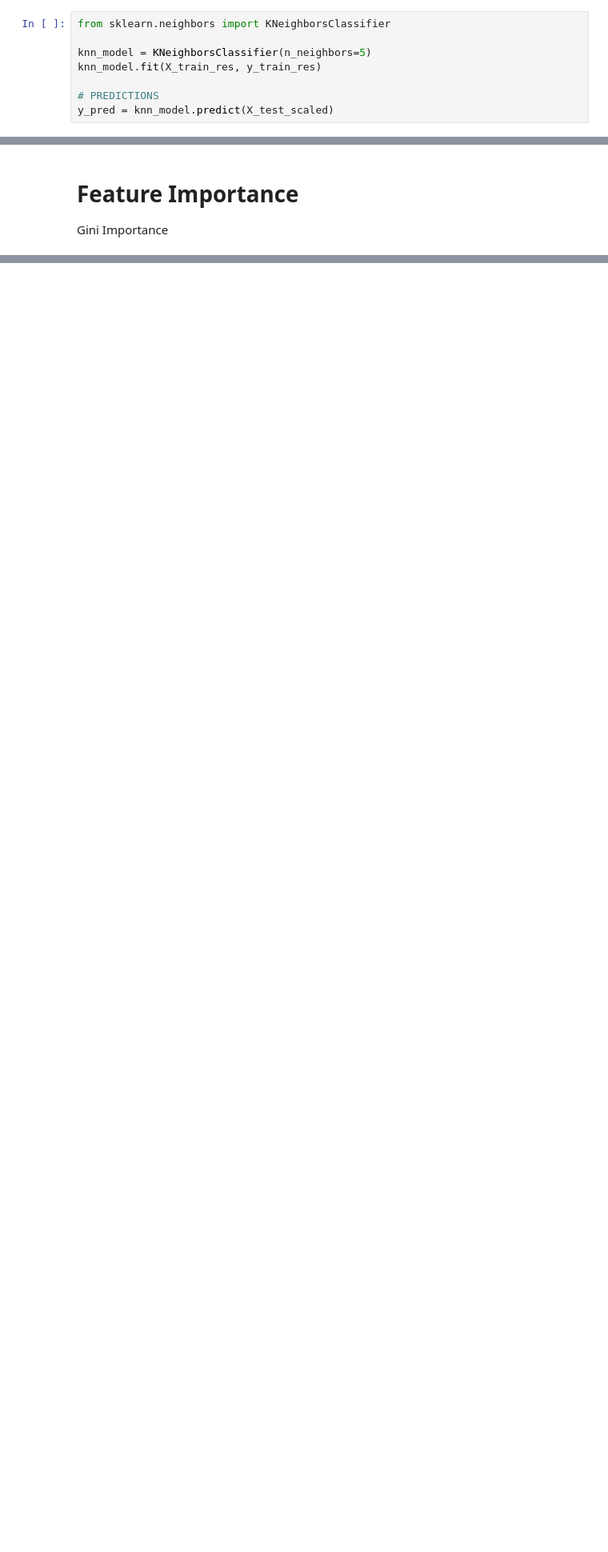
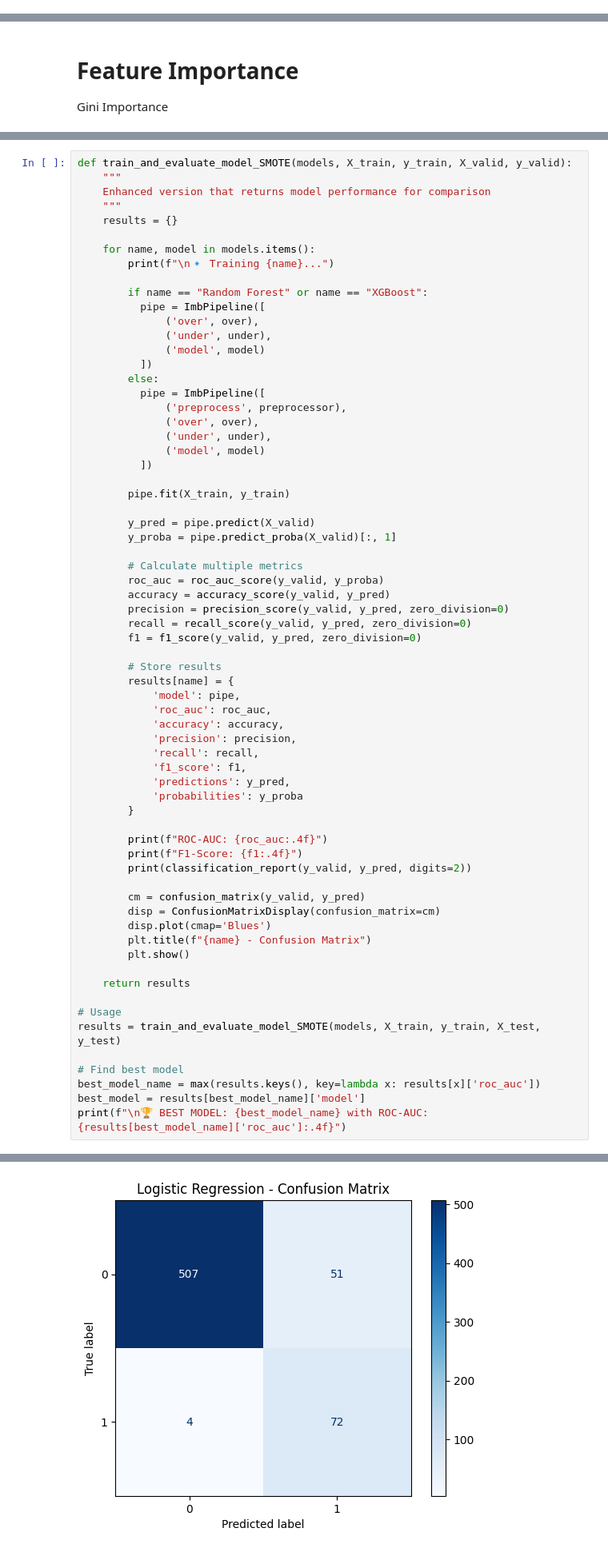
Before and after one commit to Jarmen24/thesis_diabetes, a Jupyter notebook: train_data.ipynb, the cells around one changed output, grey strips where cells are left out. Shown: that part at 80% size. Cells and saved outputs as stored; diff of their text form; blank space fills up the shorter version.

```diff
--- a/train_data.ipynb
+++ b/train_data.ipynb
@@ -205,8 +127,0 @@ K-NEAREST NEIGHBORS
-# %%
-from sklearn.neighbors import KNeighborsClassifier
-
-knn_model = KNeighborsClassifier(n_neighbors=5)
-knn_model.fit(X_train_res, y_train_res)
-
-# PREDICTIONS
-y_pred = knn_model.predict(X_test_scaled)
@@ -514,0 +210,68 @@ weighted avg       0.94      0.94      0.94       633
+# %%
+def train_and_evaluate_model_SMOTE(models, X_train, y_train, X_valid, y_valid):
+    """
+    Enhanced version that returns model performance for comparison
+    """
+    results = {}
+
+    for name, model in models.items():
+        print(f"\n🔹 Training {name}...")
+
+        if name == "Random Forest" or name == "XGBoost":
+          pipe = ImbPipeline([
+              ('over', over),
+              ('under', under),
+              ('model', model)
+          ])
+        else:
+          pipe = ImbPipeline([
+              ('preprocess', preprocessor),
+              ('over', over),
+              ('under', under),
+              ('model', model)
+          ])
+
+        pipe.fit(X_train, y_train)
+
+        y_pred = pipe.predict(X_valid)
+        y_proba = pipe.predict_proba(X_valid)[:, 1]
+
+        # Calculate multiple metrics
+        roc_auc = roc_auc_score(y_valid, y_proba)
+        accuracy = accuracy_score(y_valid, y_pred)
+        precision = precision_score(y_valid, y_pred, zero_division=0)
+        recall = recall_score(y_valid, y_pred, zero_division=0)
+        f1 = f1_score(y_valid, y_pred, zero_division=0)
+
+        # Store results
+        results[name] = {
+            'model': pipe,
+            'roc_auc': roc_auc,
+            'accuracy': accuracy,
+            'precision': precision,
+            'recall': recall,
+            'f1_score': f1,
+            'predictions': y_pred,
+            'probabilities': y_proba
+        }
+
+        print(f"ROC-AUC: {roc_auc:.4f}")
+        print(f"F1-Score: {f1:.4f}")
+        print(classification_report(y_valid, y_pred, digits=2))
+
+        cm = confusion_matrix(y_valid, y_pred)
+        disp = ConfusionMatrixDisplay(confusion_matrix=cm)
+        disp.plot(cmap='Blues')
+        plt.title(f"{name} - Confusion Matrix")
+        plt.show()
+
+    return results
+
+# Usage
+results = train_and_evaluate_model_SMOTE(models, X_train, y_train, X_test, y_test)
+
+# Find best model
+best_model_name = max(results.keys(), key=lambda x: results[x]['roc_auc'])
+best_model = results[best_model_name]['model']
+print(f"\n🏆 BEST MODEL: {best_model_name} with ROC-AUC: {results[best_model_name]['roc_auc']:.4f}")
+# %% [output]
@@ -514,0 +289 @@ weighted avg       0.94      0.94      0.94       633
+[figure, added]
```
Also changed, not shown: parts of 28 cells of this notebook.
